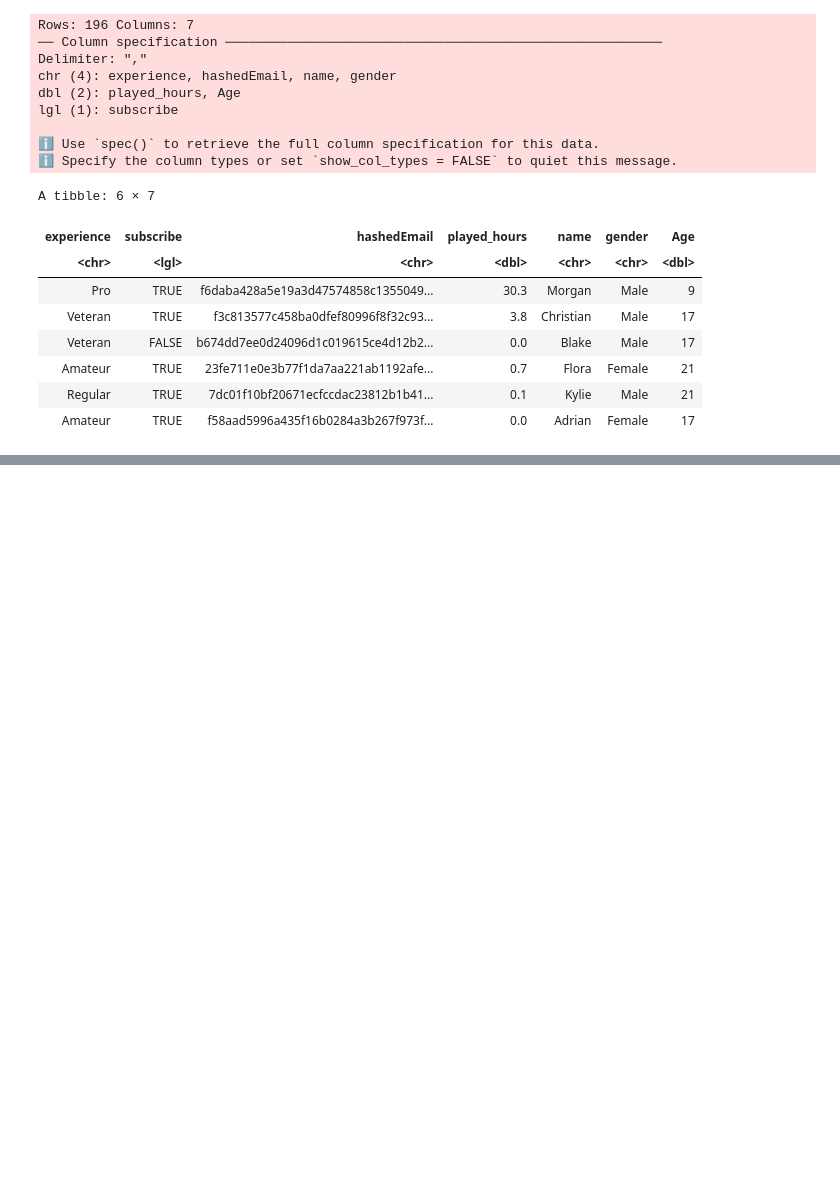
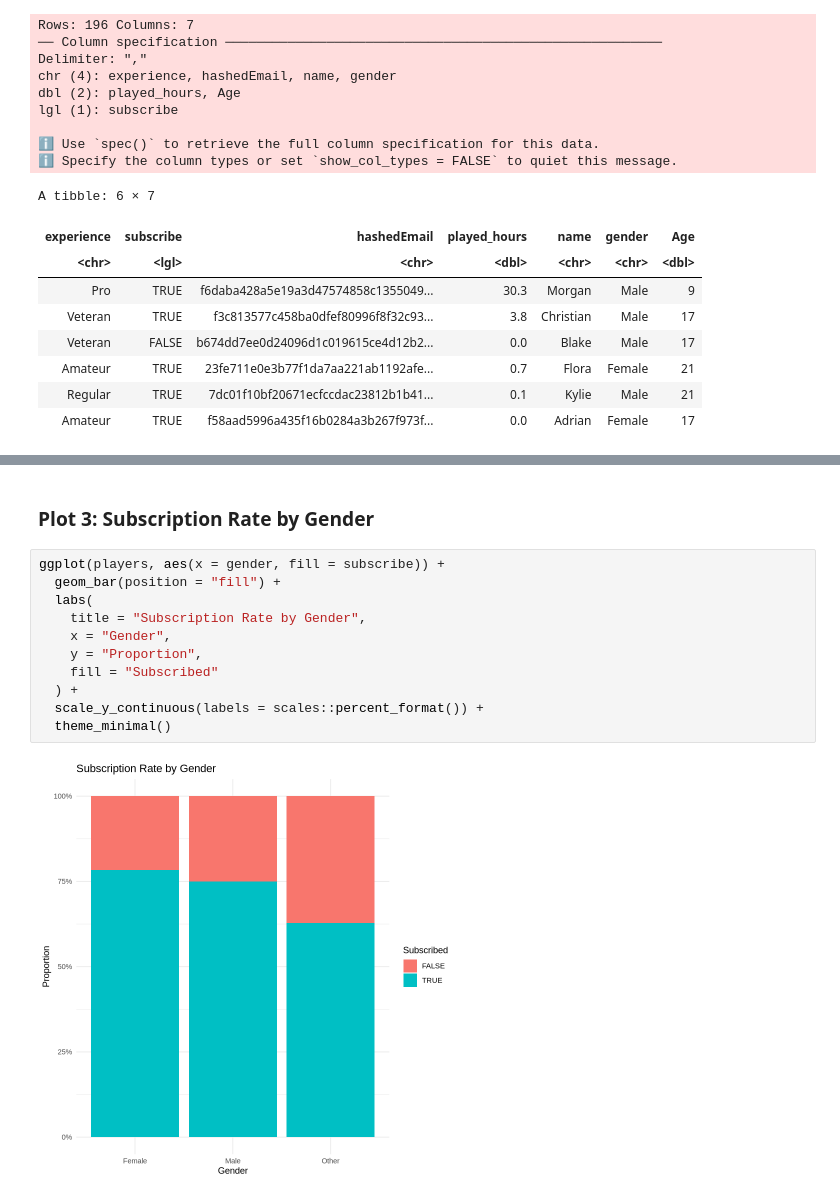
Before and after one commit to drv111llI/dsci100, a Jupyter notebook: project.ipynb, the cells around one changed output, grey strips where cells are left out. Cells and saved outputs as stored; diff of their text form; blank space fills up the shorter version.

```diff
--- a/project.ipynb
+++ b/project.ipynb
@@ -63,0 +169,15 @@ ERROR: Error in eval(expr, envir, enclos): object 'player' not found
+# %% [markdown]
+### Plot 3: Subscription Rate by Gender
+# %%
+ggplot(players, aes(x = gender, fill = subscribe)) +
+  geom_bar(position = "fill") +
+  labs(
+    title = "Subscription Rate by Gender",
+    x = "Gender",
+    y = "Proportion",
+    fill = "Subscribed"
+  ) +
+  scale_y_continuous(labels = scales::percent_format()) +
+  theme_minimal()
+# %% [output]
+[figure, added]
```
Also changed, not shown: parts of 14 cells of this notebook.
